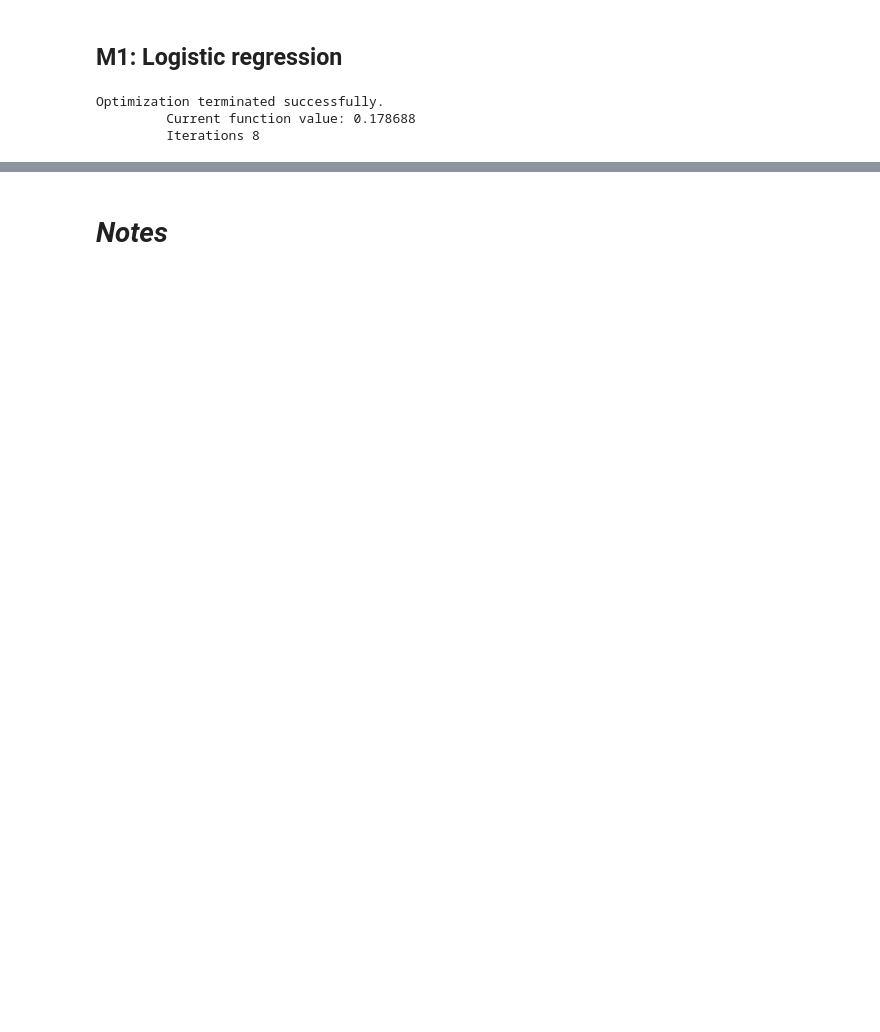
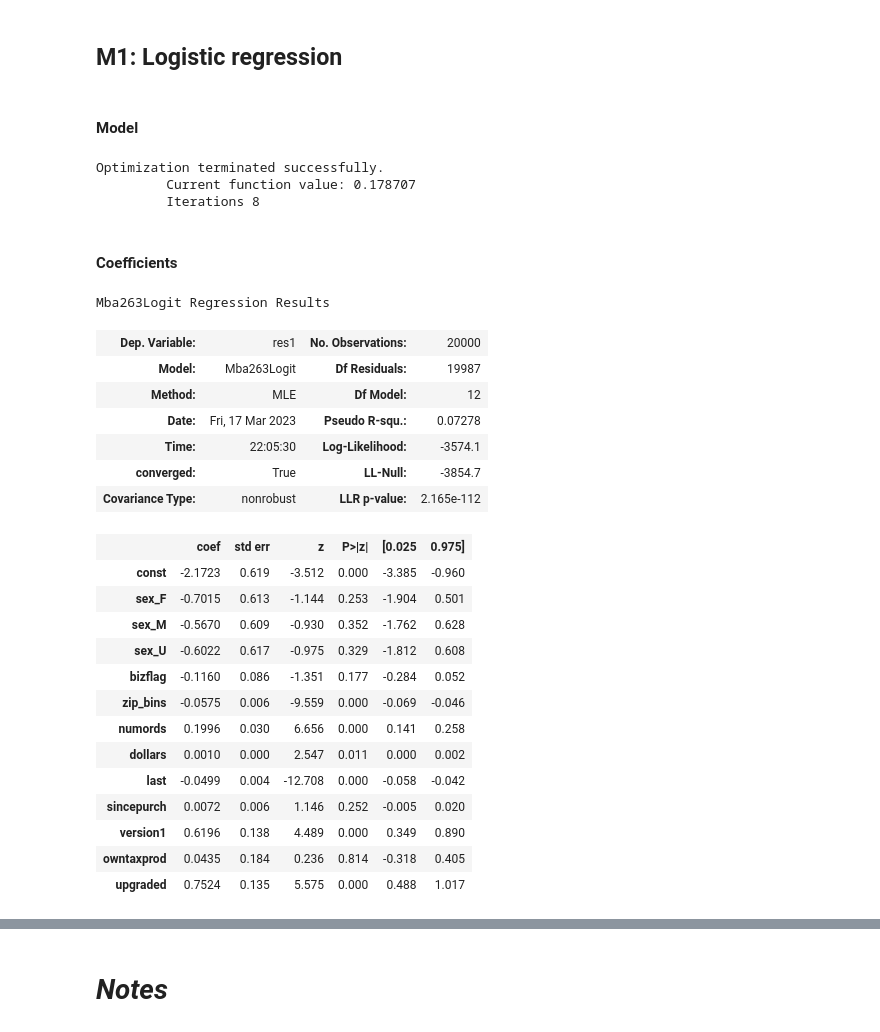
Before and after one commit to robperch/marketing_analytics_qqua, a Jupyter notebook: notebooks/qqua_nb.ipynb, the cells around one changed output, grey strips where cells are left out. Saved outputs shown, nothing was run; the diff lists cells and outputs as text; code cells hidden in the pictures; blank space fills up the shorter version.

```diff
--- a/notebooks/qqua_nb.ipynb
+++ b/notebooks/qqua_nb.ipynb
@@ -70,0 +107,8 @@ df.describe()
+# %%
+df = pd.concat(
+    [
+        df,
+        pd.get_dummies(df['sex'], prefix='sex', drop_first=True)
+    ],
+    axis=1
+)
@@ -73,15 +122,22 @@ df.describe()
 # %% [markdown]
 ## M1: Logistic regression
+# %% [markdown]
+#### Model
+# %%
+dfm1 = df.copy()
 # %%
 ## Defining label and features for the model
 
-label = ['res1']
+m1_l = ['res1']
 
-features = [
-    'id',
+m1_f = [
+    # 'id',
     # 'sex',
+    'sex_F',
+    'sex_M',
+    'sex_U',
     'bizflag',
-    'zip',
+    # 'zip',
     'zip_bins',
     'numords',
     'dollars',
@@ -92,11 +148,38 @@ features = [
     'upgraded',
 ]
 # %%
-result = mba263.logit(
-    df[label],
-    df[features]
+m1 = mba263.logit(
+    dfm1[m1_l],
+    dfm1[m1_f]
 )
 # %% [output]
 Optimization terminated successfully.
-         Current function value: 0.178688
+         Current function value: 0.178707
          Iterations 8
+# %% [markdown]
+#### Coefficients
+# %%
+m1.summary()
+# %% [output]
+Mba263Logit Regression Results
+| Dep. Variable: | res1 | No. Observations: | 20000 |
+| Model: | Mba263Logit | Df Residuals: | 19987 |
+| Method: | MLE | Df Model: | 12 |
+| Date: | Fri, 17 Mar 2023 | Pseudo R-squ.: | 0.07278 |
+| Time: | 22:05:30 | Log-Likelihood: | -3574.1 |
+| converged: | True | LL-Null: | -3854.7 |
+| Covariance Type: | nonrobust | LLR p-value: | 2.165e-112 |
+|  | coef | std err | z | P>|z| | [0.025 | 0.975] |
+| const | -2.1723 | 0.619 | -3.512 | 0.000 | -3.385 | -0.960 |
+| sex_F | -0.7015 | 0.613 | -1.144 | 0.253 | -1.904 | 0.501 |
+| sex_M | -0.5670 | 0.609 | -0.930 | 0.352 | -1.762 | 0.628 |
+| sex_U | -0.6022 | 0.617 | -0.975 | 0.329 | -1.812 | 0.608 |
+| bizflag | -0.1160 | 0.086 | -1.351 | 0.177 | -0.284 | 0.052 |
+| zip_bins | -0.0575 | 0.006 | -9.559 | 0.000 | -0.069 | -0.046 |
+| numords | 0.1996 | 0.030 | 6.656 | 0.000 | 0.141 | 0.258 |
+| dollars | 0.0010 | 0.000 | 2.547 | 0.011 | 0.000 | 0.002 |
+| last | -0.0499 | 0.004 | -12.708 | 0.000 | -0.058 | -0.042 |
+| sincepurch | 0.0072 | 0.006 | 1.146 | 0.252 | -0.005 | 0.020 |
+| version1 | 0.6196 | 0.138 | 4.489 | 0.000 | 0.349 | 0.890 |
+| owntaxprod | 0.0435 | 0.184 | 0.236 | 0.814 | -0.318 | 0.405 |
+| upgraded | 0.7524 | 0.135 | 5.575 | 0.000 | 0.488 | 1.017 |
```
Also changed, not shown: parts of 46 cells of this notebook.
